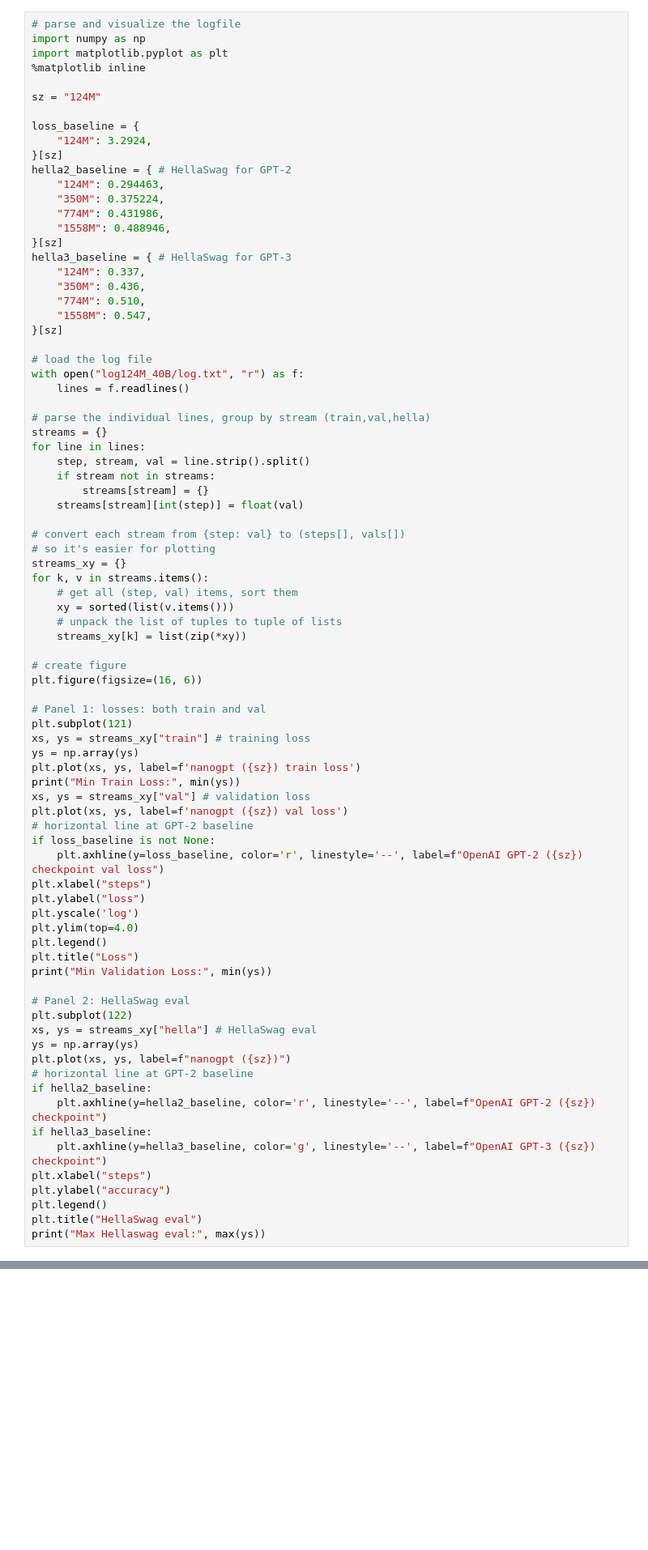
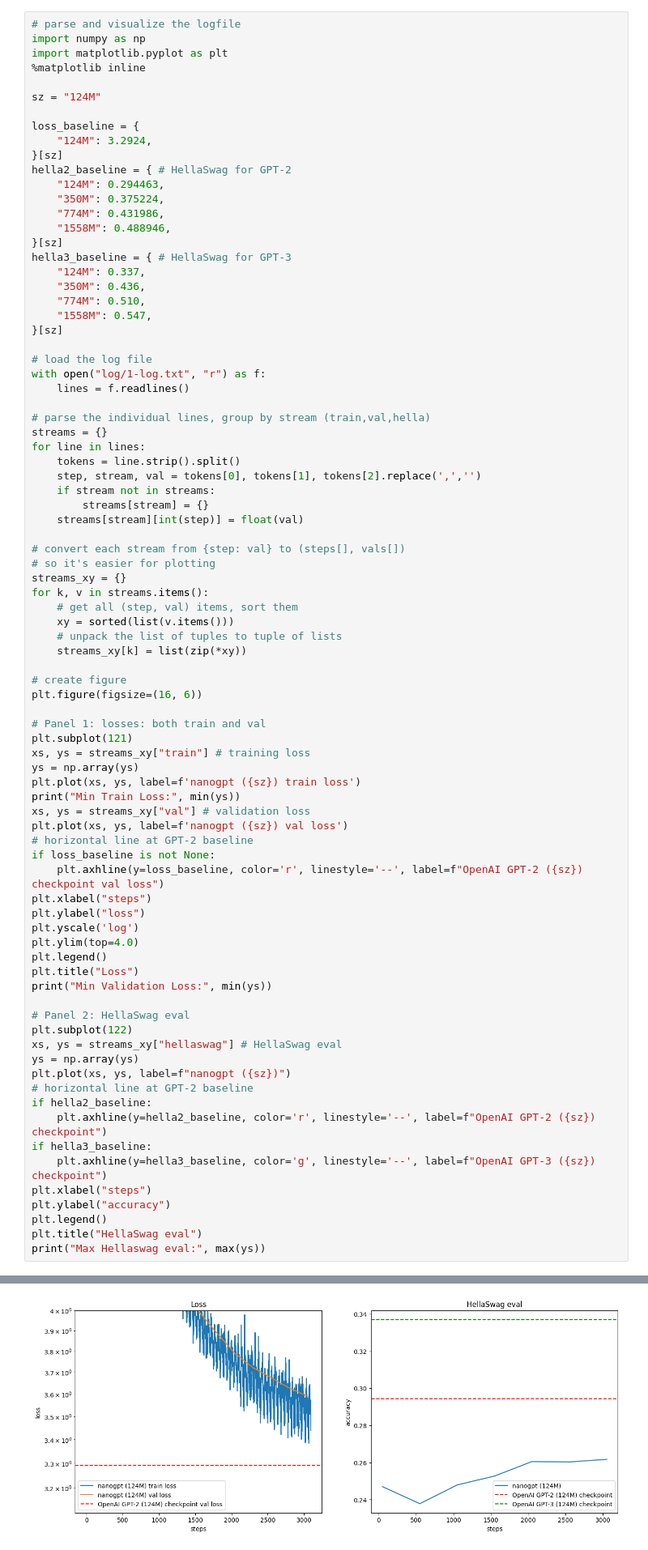
Before and after one commit to Vervious/gpt, a Jupyter notebook: play.ipynb, the cells around one changed output, grey strips where cells are left out. Shown: that part at 81% size. Drawn from its saved outputs; the diff is of its cells as text; blank space fills up the shorter version.

```diff
--- a/play.ipynb
+++ b/play.ipynb
@@ -171,13 +189,14 @@ hella3_baseline = { # HellaSwag for GPT-3
 }[sz]
 
 # load the log file
-with open("log124M_40B/log.txt", "r") as f:
+with open("log/1-log.txt", "r") as f:
     lines = f.readlines()
 
 # parse the individual lines, group by stream (train,val,hella)
 streams = {}
 for line in lines:
-    step, stream, val = line.strip().split()
+    tokens = line.strip().split()
+    step, stream, val = tokens[0], tokens[1], tokens[2].replace(',','')
     if stream not in streams:
         streams[stream] = {}
     streams[stream][int(step)] = float(val)
@@ -215,7 +234,7 @@ print("Min Validation Loss:", min(ys))
 
 # Panel 2: HellaSwag eval
 plt.subplot(122)
-xs, ys = streams_xy["hella"] # HellaSwag eval
+xs, ys = streams_xy["hellaswag"] # HellaSwag eval
 ys = np.array(ys)
 plt.plot(xs, ys, label=f"nanogpt ({sz})")
 # horizontal line at GPT-2 baseline
@@ -228,3 +247,4 @@ plt.ylabel("accuracy")
 plt.legend()
 plt.title("HellaSwag eval")
 print("Max Hellaswag eval:", max(ys))
+# %% [output]
@@ -230,0 +254 @@ print("Max Hellaswag eval:", max(ys))
+[figure, added]
```
Also changed, not shown: parts of 2 cells of this notebook, 1 other file.
